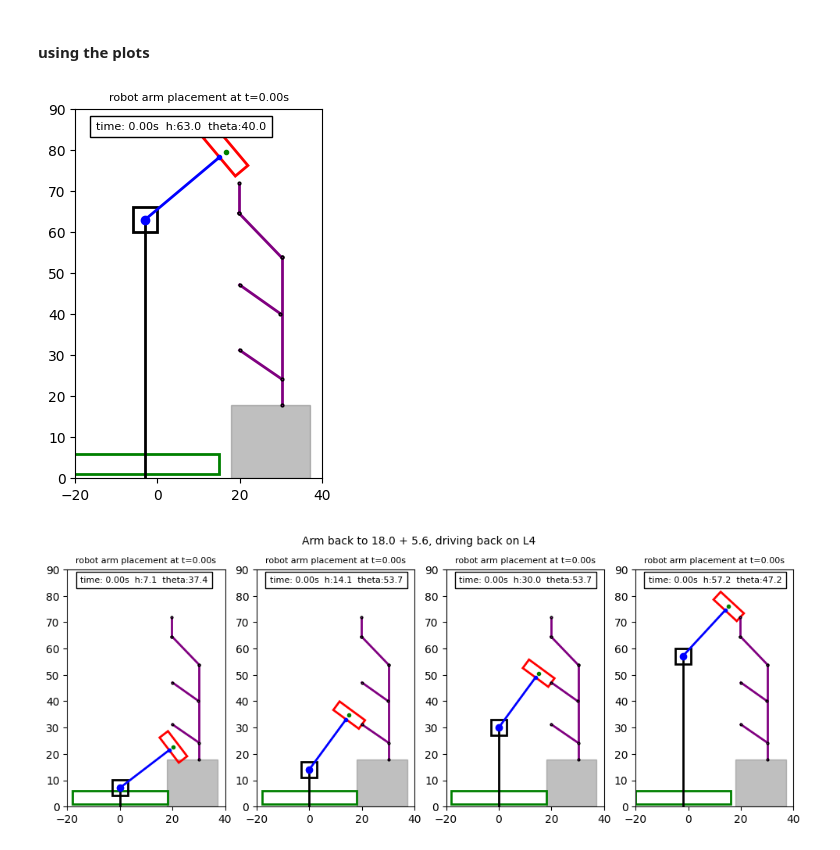
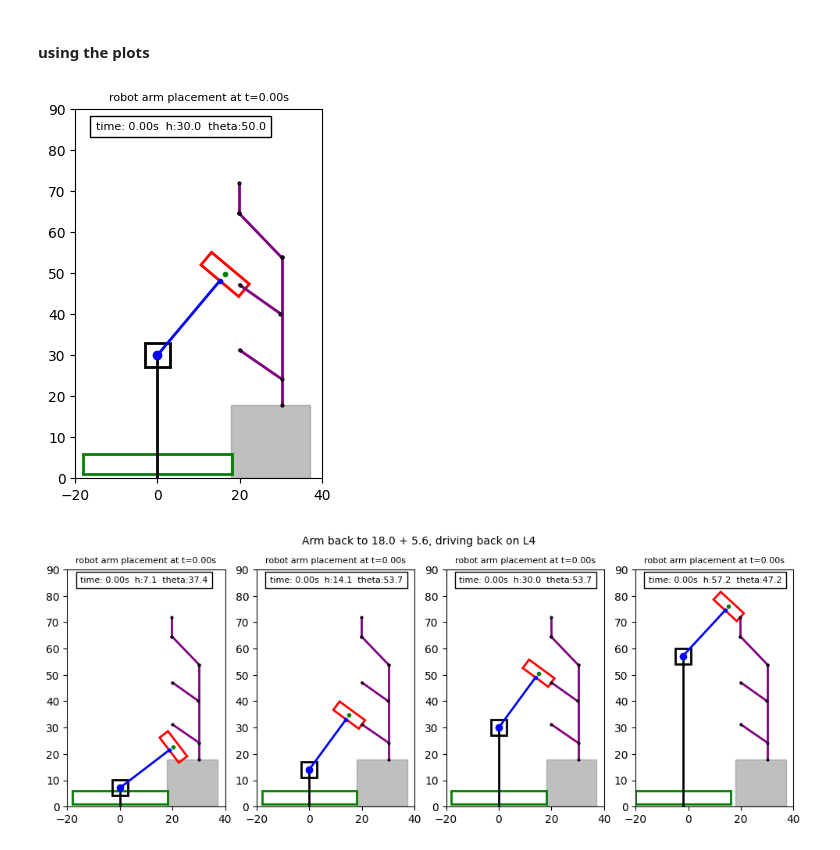
Before and after one commit to aesatchien/FRC2429_2025, a Jupyter notebook: resources/plots/reefscape_scoring.ipynb, the cells around one changed output. Drawn from its saved outputs; the diff is of its cells as text; code cells hidden in the pictures.

```diff
--- a/resources/plots/reefscape_scoring.ipynb
+++ b/resources/plots/reefscape_scoring.ipynb
@@ -203,9 +203,9 @@ def animate_trajectory(trajectory):
 #### using the plots
 # %%
 # Example usage: Draw static arm at H, THETA
-draw_robot(plt.gca(), H=63, THETA=40, offset=-3)
+draw_robot(plt.gca(), H=30, THETA=50, offset=0)
 # %% [output]
-[figure, old version]
+[figure, new version]
 # %%
 # show all four locations of engagement
 fig, axs = plt.subplots(1, 4, figsize=(12, 10))  # Create a 2x2 grid of subplots
```
Also changed, not shown: 2 other files.
